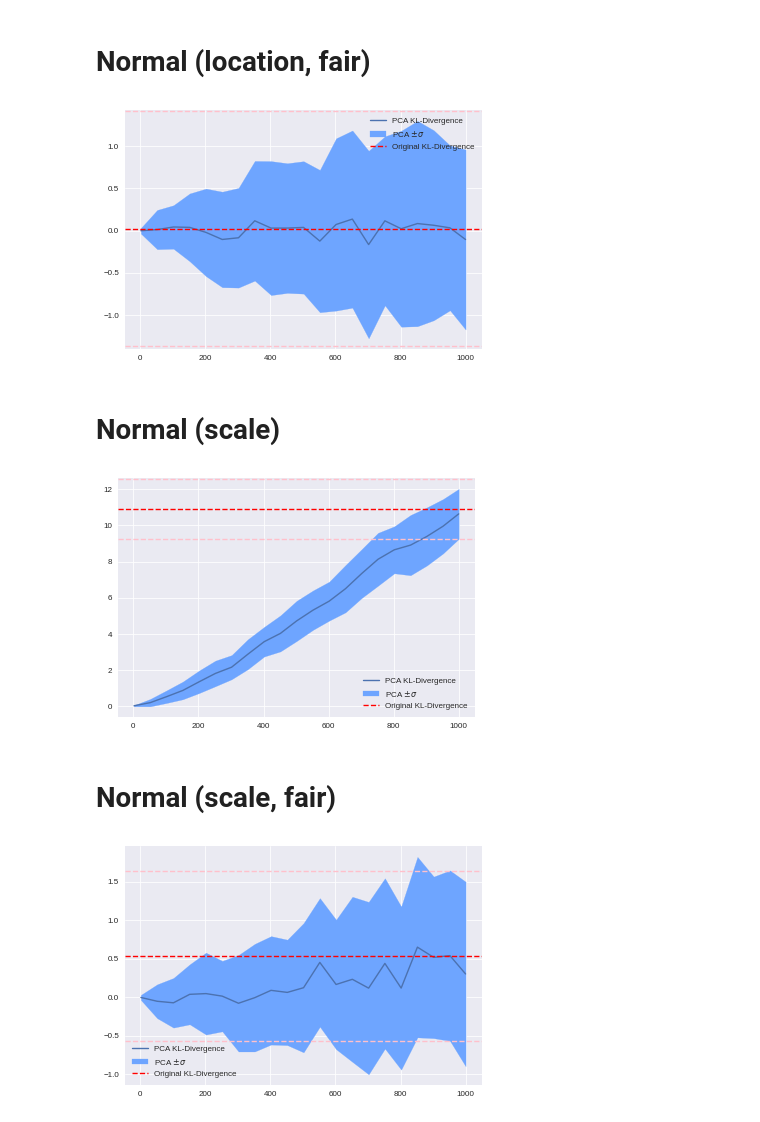
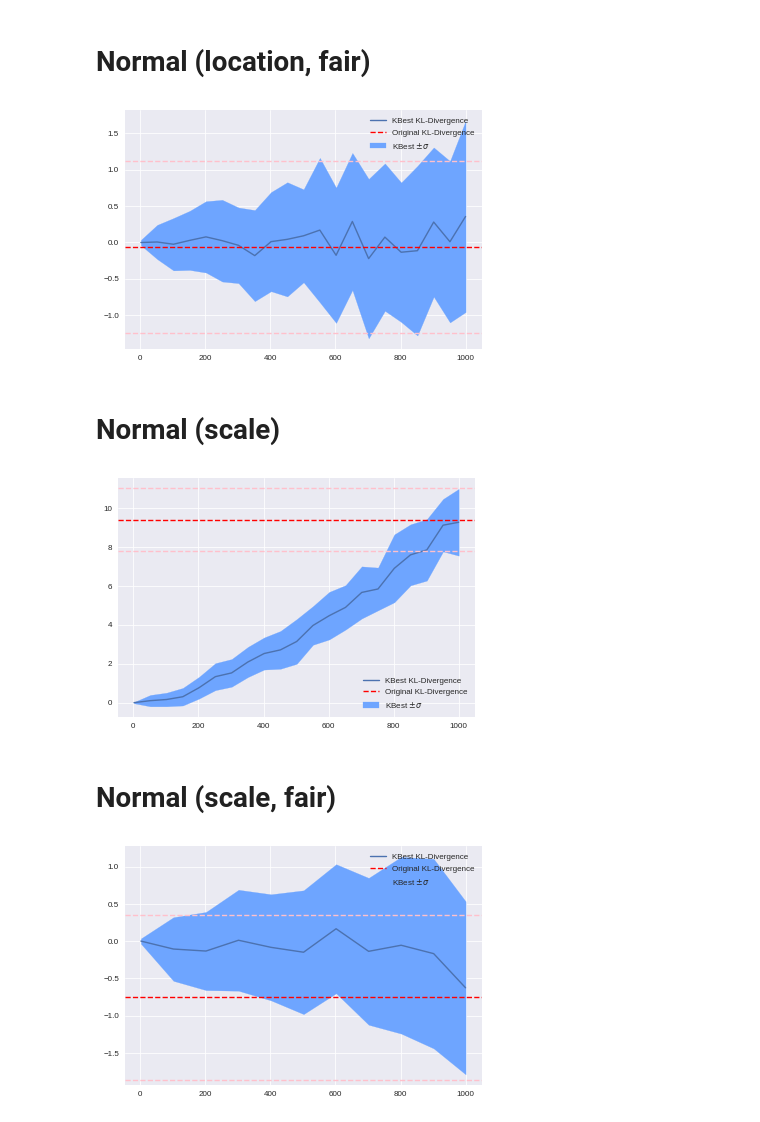
Before and after one commit to ayllon/SOMA, a Jupyter notebook: notebooks/slice_kl_divergence.ipynb, the cells around one changed output. Drawn from its saved outputs; the diff is of its cells as text; code cells hidden in the pictures.

Commit message:
Fix legend for KL divergence

```diff
--- a/notebooks/slice_kl_divergence.ipynb
+++ b/notebooks/slice_kl_divergence.ipynb
@@ -88,11 +88,11 @@ n3 = MultivariateNormalGenerator(means3, cov=np.diag(np.ones(1000)))
 _, n3_mean, n3_std, n3_div = divergence_vs_dimension(n1, n3, KBestGenerator, step=50)
 # %%
 norm_fair_fig = plt.figure()
-plot_divergences(normal_dim, n3_div, n3_mean, n3_std)
+plot_divergences(normal_dim, n3_div, n3_mean, n3_std, label='KBest')
 norm_fair_fig.savefig(os.path.join(plot_dir, 'normal_fair_divergence.eps'))
 norm_fair_fig.show()
 # %% [output]
-[figure, old version]
+[figure, new version]
 # %% [markdown]
 # Normal (scale)
 # %%
@@ -102,10 +102,10 @@ ns2 = MultivariateNormalGenerator(means, wishart_df=len(means)+1)
 _, ns_mean, ns_std, ns_div = divergence_vs_dimension(ns1, ns2, KBestGenerator, step=50)
 # %%
 norm_scale_fig = plt.figure()
-plot_divergences(normal_dim, ns_div, ns_mean, ns_std)
+plot_divergences(normal_dim, ns_div, ns_mean, ns_std, label='KBest')
 norm_scale_fig.savefig(os.path.join(plot_dir, 'normal_scale_divergence.eps'))
 norm_scale_fig.show()
 # %% [output]
-[figure, old version]
+[figure, new version]
 # %% [markdown]
 # Normal (scale, fair)
@@ -115,9 +112,16 @@ nsf2 = MultivariateNormalGenerator(means, wishart_df=len(means)*32)
+# %%
+nsf1_cov = np.identity(len(means))
+nsf2_cov = np.identity(len(means))
+nsf1_cov[-1, -1] = 4.
+
+nsf1 = MultivariateNormalGenerator(means, cov=nsf1_cov)
+nsf2 = MultivariateNormalGenerator(means, cov=nsf2_cov)
 # %%
-nsf_dim, nsf_mean, nsf_std, nsf_div = divergence_vs_dimension(nsf1, nsf2, KBestGenerator, step=50)
+nsf_dim, nsf_mean, nsf_std, nsf_div = divergence_vs_dimension(nsf1, nsf2, KBestGenerator, step=100)
 # %%
 norm_scale_fair_fig = plt.figure()
-plot_divergences(nsf_dim, nsf_div, nsf_mean, nsf_std)
+plot_divergences(nsf_dim, nsf_div, nsf_mean, nsf_std, label='KBest')
 norm_scale_fair_fig.savefig(os.path.join(plot_dir, 'normal_scale_fair.eps'))
 norm_scale_fair_fig.show()
 # %% [output]
-[figure, old version]
+[figure, new version]
```
Also changed, not shown: parts of 5 cells of this notebook, 1 other file.
